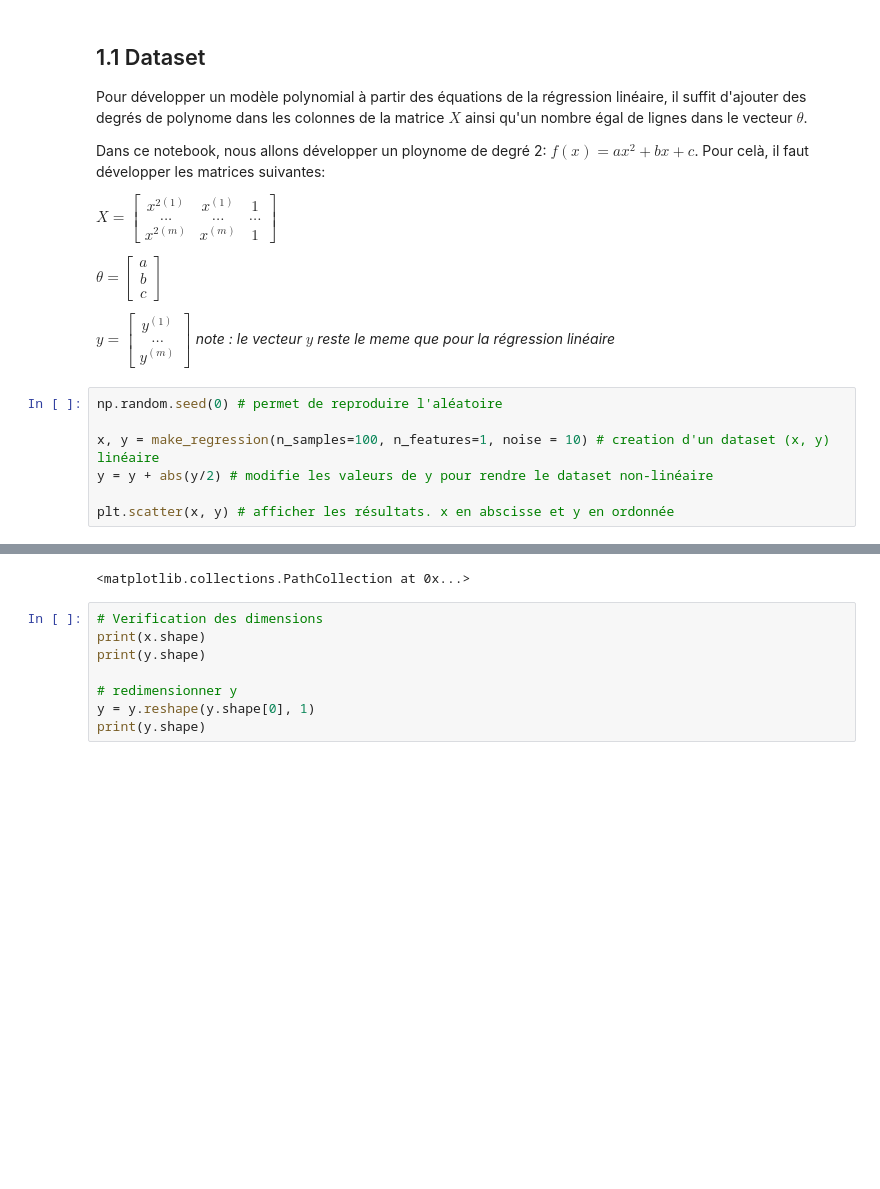
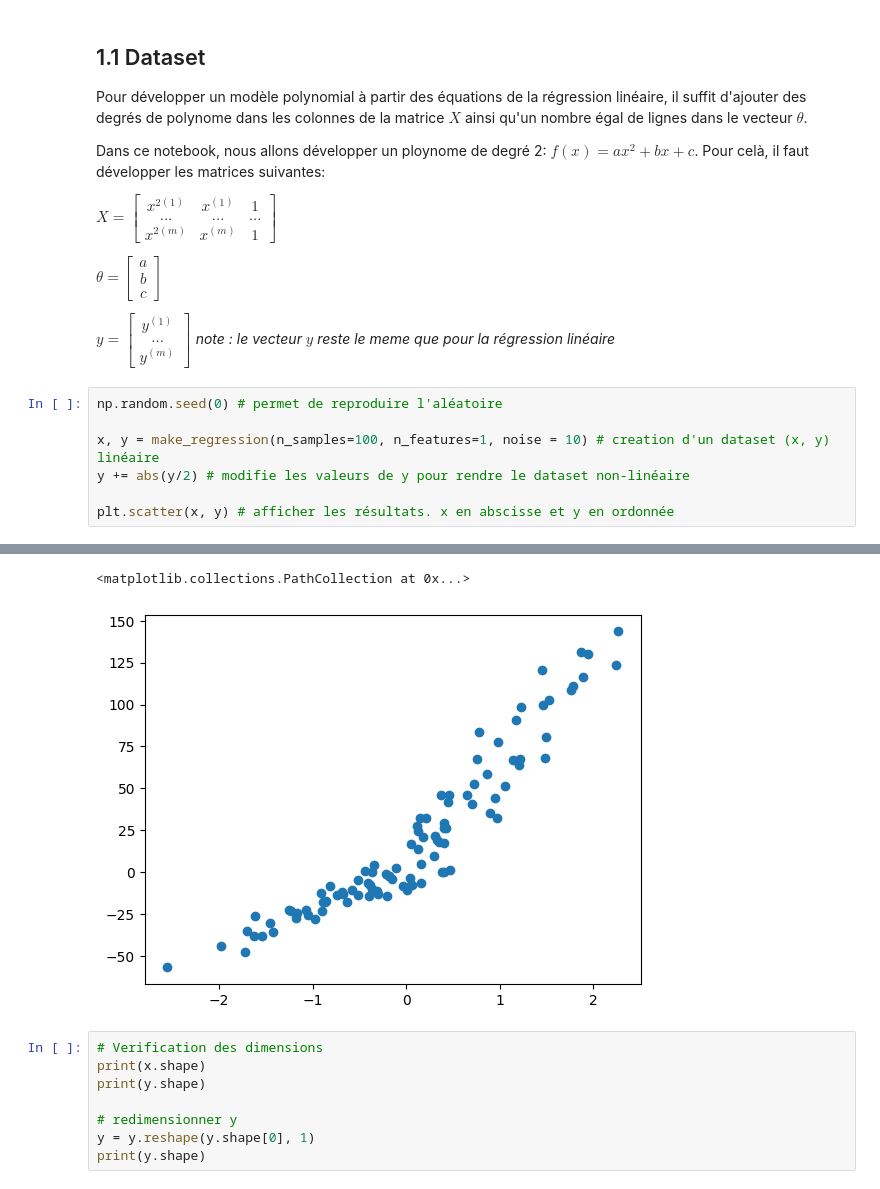
Before and after one commit to lighscent/fastapi_, a Jupyter notebook: machinelearnia/2_Régression Linéaire Multiple.ipynb, the cells around one changed output, grey strips where cells are left out. Drawn from its saved outputs; the diff is of its cells as text; blank space fills up the shorter version.

```diff
--- a/machinelearnia/2_Régression Linéaire Multiple.ipynb
+++ b/machinelearnia/2_Régression Linéaire Multiple.ipynb
@@ -25,7 +25,7 @@ $y = \begin{bmatrix} y^{(1)}\\...\\y^{(m)} \end{bmatrix}$ *note : le vecteur $y$
 np.random.seed(0) # permet de reproduire l'aléatoire
 
 x, y = make_regression(n_samples=100, n_features=1, noise = 10) # creation d'un dataset (x, y) linéaire
-y = y + abs(y/2) # modifie les valeurs de y pour rendre le dataset non-linéaire
+y += abs(y/2) # modifie les valeurs de y pour rendre le dataset non-linéaire
 
 plt.scatter(x, y) # afficher les résultats. x en abscisse et y en ordonnée
 # %% [output]
@@ -34,4 +32,5 @@ plt.scatter(x, y) # afficher les résultats. x en abscisse et y en ordonnée
 <matplotlib.collections.PathCollection at 0x...>
+[figure, added]
 # %%
 # Verification des dimensions
 print(x.shape)
```
Also changed, not shown: parts of 9 cells of this notebook, 2 other files.
